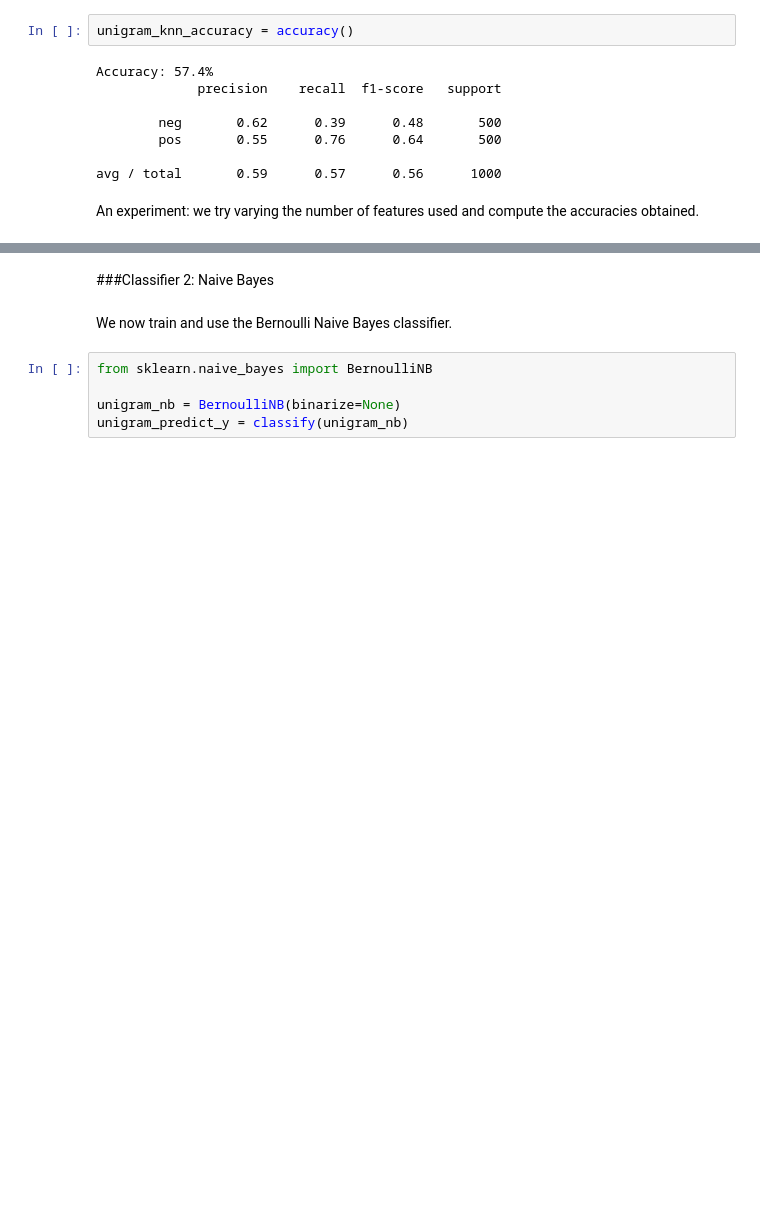
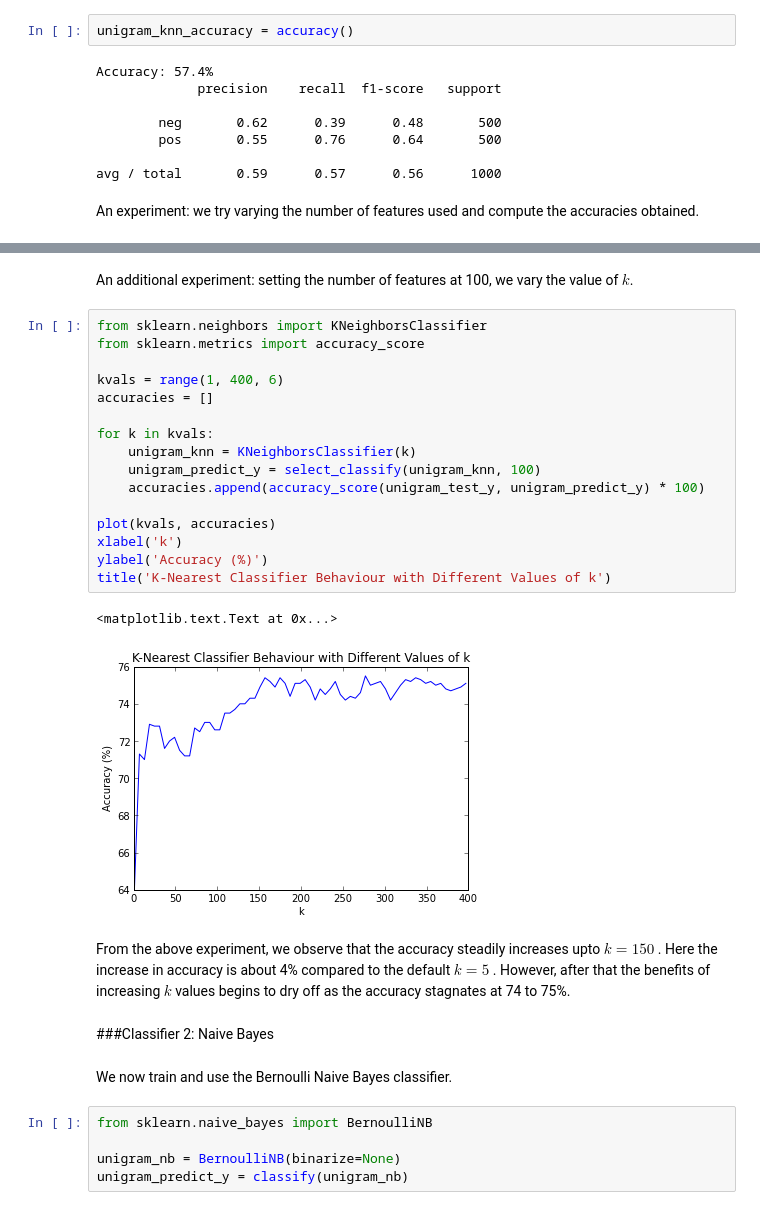
Before and after one commit to DJSagarAhire/Sentiment-Analysis-Comparative-Study, a Jupyter notebook: notebooks/01_Classification-Unigram-Presence.ipynb, the cells around one changed output, grey strips where cells are left out. Drawn from its saved outputs; the diff is of its cells as text; blank space fills up the shorter version.

Commit message:
Added KNN experiment, added basic SVM

```diff
--- a/notebooks/01_Classification-Unigram-Presence.ipynb
+++ b/notebooks/01_Classification-Unigram-Presence.ipynb
@@ -172,3 +168,26 @@ title('K-Nearest Classifier Behaviour with Different no of Features')
+# %% [markdown]
+An additional experiment: setting the number of features at 100, we vary the value of $k$.
+# %%
+from sklearn.neighbors import KNeighborsClassifier
+from sklearn.metrics import accuracy_score
+
+kvals = range(1, 400, 6)
+accuracies = []
+
+for k in kvals:
+    unigram_knn = KNeighborsClassifier(k)
+    unigram_predict_y = select_classify(unigram_knn, 100)
+    accuracies.append(accuracy_score(unigram_test_y, unigram_predict_y) * 100)
+
+plot(kvals, accuracies)
+xlabel('k')
+ylabel('Accuracy (%)')
+title('K-Nearest Classifier Behaviour with Different Values of k')
+# %% [output]
+<matplotlib.text.Text at 0x...>
+[figure, added]
+# %% [markdown]
+From the above experiment, we observe that the accuracy steadily increases upto $k = 150$ . Here the increase in accuracy is about 4% compared to the default $k=5$ . However, after that the benefits of increasing $k$ values begins to dry off as the accuracy stagnates at 74 to 75%.
 # %% [markdown]
 ###Classifier 2: Naive Bayes
 # %% [markdown]
```
Also changed, not shown: parts of 7 cells of this notebook.
